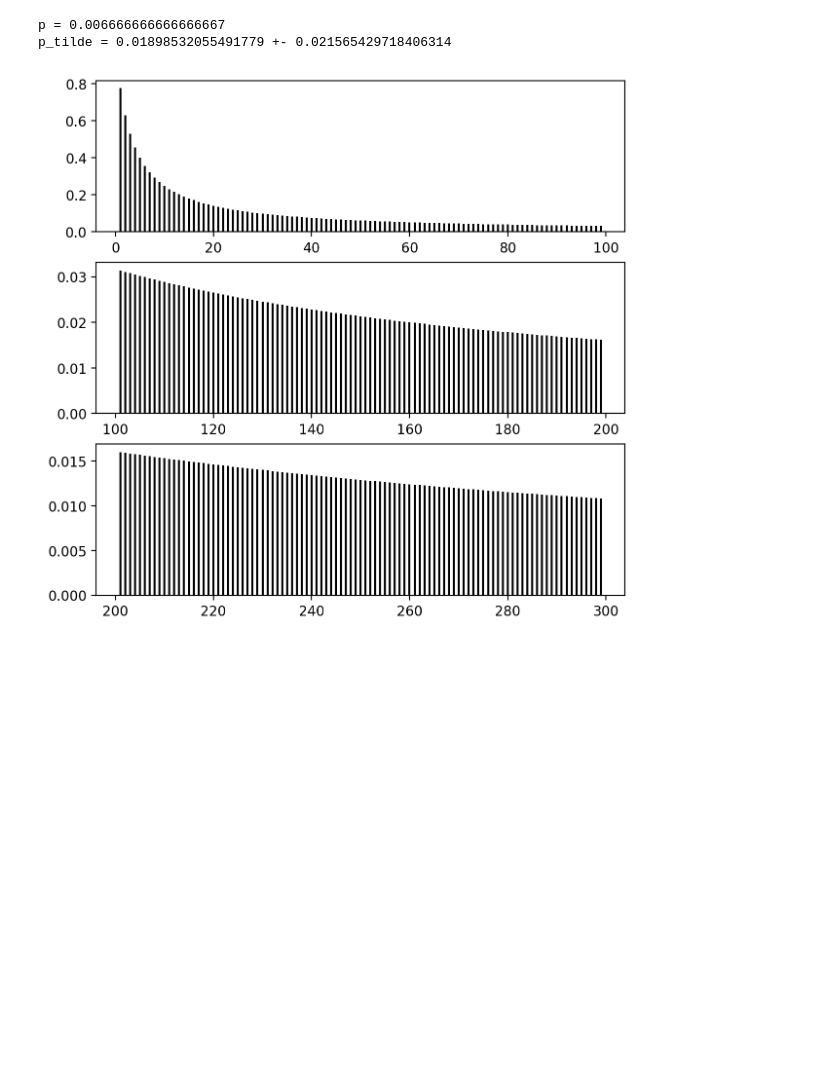
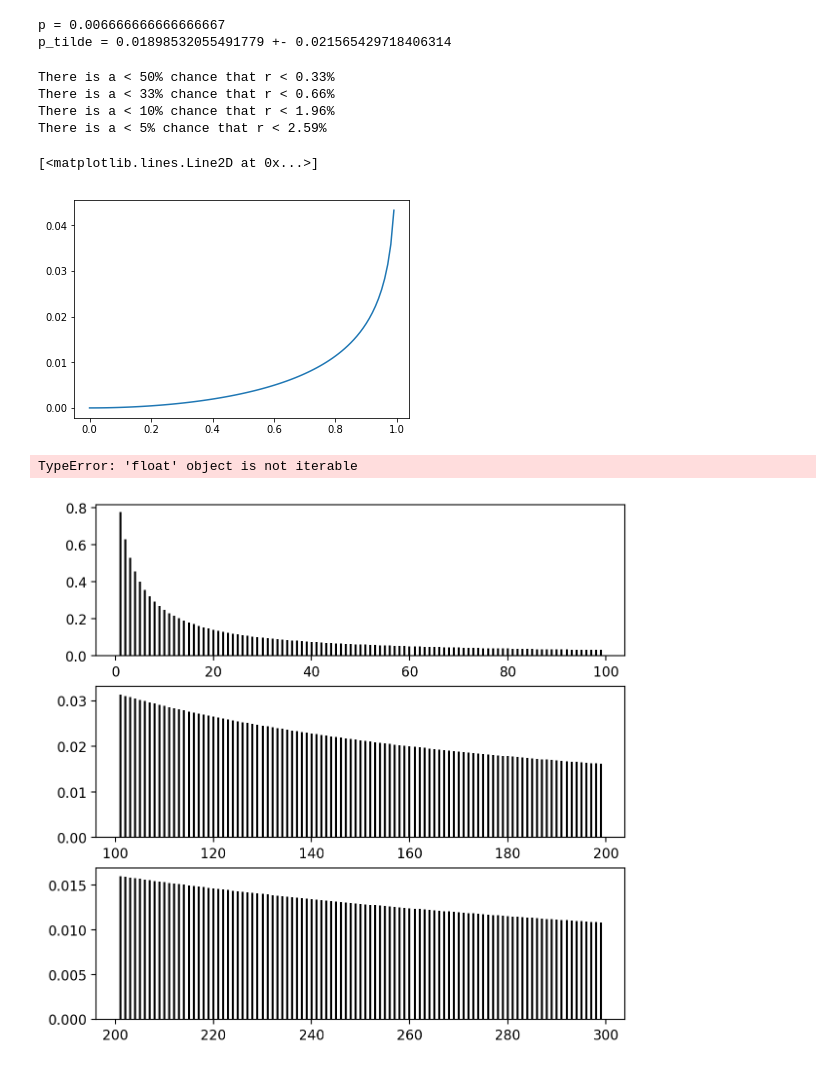
Before and after one commit to mcallaghan/rapid-screening, a Jupyter notebook: recall_calculation.ipynb, the cells around one changed output. Saved outputs shown, nothing was run; the diff lists cells and outputs as text; code cells hidden in the pictures; blank space fills up the shorter version.

```diff
--- a/recall_calculation.ipynb
+++ b/recall_calculation.ipynb
@@ -197,6 +197,30 @@ print(f'p_tilde = {p_tilde} +- {ci}')
 # %% [output]
 p = 0.006666666666666667
 p_tilde = 0.01898532055491779 +- 0.021565429718406314
+# %%
+alphas = [x*0.01 for x in range(100)]
+ys = [ci_ac(0,100,x)[1] for x in alphas]
+
+thresh = [[0.5,False],[0.6666,False],[0.9,False],[0.95,False]]
+for a,x in zip(alphas,ys):
+    for t in thresh:
+        if a>t[0] and t[1]==False:
+            print(f"There is a < {1-t[0]:.0%} chance that r < {x:.2%}")
+            t[1] = True
+
+plt.plot(alphas,ys)
+# %% [output]
+There is a < 50% chance that r < 0.33%
+There is a < 33% chance that r < 0.66%
+There is a < 10% chance that r < 1.96%
+There is a < 5% chance that r < 2.59%
+[<matplotlib.lines.Line2D at 0x...>]
+[figure, added]
+# %%
+alphas = [x*0.01 for x in range(100)]
+ys = [ci_ac(0,100,x)[1] for x in a]
+# %% [output]
+TypeError: 'float' object is not iterable
 # %%
 X = 0
 fig, axs = plt.subplots(3,figsize=(7,7),dpi=200)
```
Also changed, not shown: parts of 15 cells of this notebook, 11 other files.
